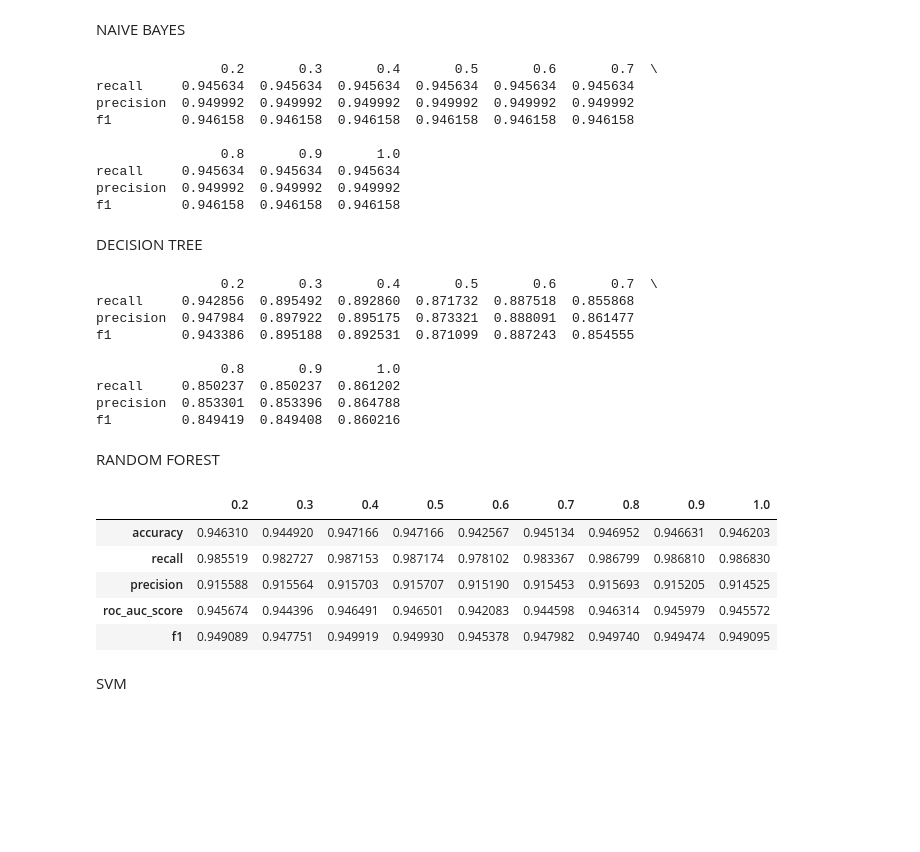
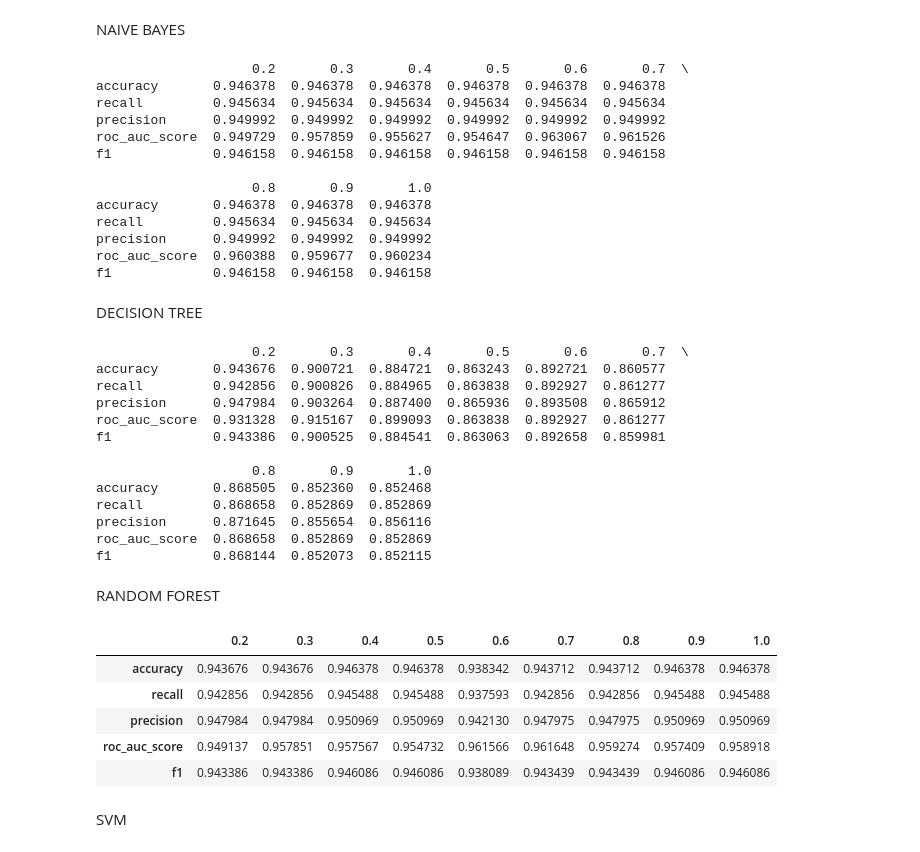
Before and after one commit to eldarst/Diploma, a Jupyter notebook: information_gain.ipynb, the cells around one changed output. Saved outputs shown, nothing was run; the diff lists cells and outputs as text; code cells hidden in the pictures; blank space fills up the shorter version.

```diff
--- a/information_gain.ipynb
+++ b/information_gain.ipynb
@@ -201,27 +201,18 @@ top_features
 from sklearn.model_selection import train_test_split
 from sklearn.metrics import accuracy_score, recall_score, roc_auc_score, precision_score, f1_score
 from sklearn.model_selection import cross_validate
-scoring = ['precision_macro', 'recall_macro', 'f1_macro']
+scoring = ['precision_macro', 'recall_macro', 'f1_macro', 'accuracy', 'roc_auc']
 
 
 def algorithms_by_information_gain(alg, X, y):
-    X_train, X_test, y_train, y_test = train_test_split(X, y, test_size=0.5, shuffle=True)
+    X_train, X_test, y_train, y_test = train_test_split(X, y, test_size=0.4, shuffle=True)
     clf = alg.fit(X_train, y_train)
 
-    y_pred = clf.predict(X_test)
     scores = cross_validate(clf, X, y, scoring=scoring)
 
-
-    # df = pd.DataFrame(data=[accuracy_score(y_test, y_pred), recall_score(y_test, y_pred),
-    #                 precision_score(y_test, y_pred), roc_auc_score(y_test, y_pred), f1_score(y_test, y_pred)],
-    #             index=["accuracy", "recall", "precision", "roc_auc_score", "f1"])
-    # df = pd.DataFrame(data=[scores['train_accuracy_macro'].mean(), scores['train_recall_macro'].mean(),
-    #                 scores['train_precision_macro'].mean(), scores['train_roc_auc_macro'].mean(), scores['train_f1_macro'].mean()],
-    #             index=["accuracy", "recall", "precision", "roc_auc_score", "f1"])
-
-    df = pd.DataFrame(data=[scores['test_recall_macro'].mean(),
-                    scores['test_precision_macro'].mean(), scores['test_f1_macro'].mean()],
-                index=["recall", "precision", "f1"])
+    df = pd.DataFrame(data=[scores['test_accuracy'].mean(), scores['test_recall_macro'].mean(),
+                    scores['test_precision_macro'].mean(), scores['test_roc_auc'].mean(), scores['test_f1_macro'].mean()],
+                index=["accuracy", "recall", "precision", "roc_auc_score", "f1"])
 
     return df
 # %%
@@ -239,15 +252,19 @@ for percent in top_features:
 algorithms['Naive Bayes'] = df_nb
 print(df_nb)
 # %% [output]
-                0.2       0.3       0.4       0.5       0.6       0.7  \
-recall     0.945634  0.945634  0.945634  0.945634  0.945634  0.945634
-precision  0.949992  0.949992  0.949992  0.949992  0.949992  0.949992
-f1         0.946158  0.946158  0.946158  0.946158  0.946158  0.946158
+                    0.2       0.3       0.4       0.5       0.6       0.7  \
+accuracy       0.946378  0.946378  0.946378  0.946378  0.946378  0.946378
+recall         0.945634  0.945634  0.945634  0.945634  0.945634  0.945634
+precision      0.949992  0.949992  0.949992  0.949992  0.949992  0.949992
+roc_auc_score  0.949729  0.957859  0.955627  0.954647  0.963067  0.961526
+f1             0.946158  0.946158  0.946158  0.946158  0.946158  0.946158
 
-                0.8       0.9       1.0
-recall     0.945634  0.945634  0.945634
-precision  0.949992  0.949992  0.949992
-f1         0.946158  0.946158  0.946158
+                    0.8       0.9       1.0
+accuracy       0.946378  0.946378  0.946378
+recall         0.945634  0.945634  0.945634
+precision      0.949992  0.949992  0.949992
+roc_auc_score  0.960388  0.959677  0.960234
+f1             0.946158  0.946158  0.946158
 # %% [markdown]
 DECISION TREE
 # %%
@@ -262,35 +279,39 @@ for percent in top_features:
 algorithms['Decision Tree'] = df_dt
 print(df_dt)
 # %% [output]
-                0.2       0.3       0.4       0.5       0.6       0.7  \
-recall     0.942856  0.895492  0.892860  0.871732  0.887518  0.855868
-precision  0.947984  0.897922  0.895175  0.873321  0.888091  0.861477
-f1         0.943386  0.895188  0.892531  0.871099  0.887243  0.854555
+                    0.2       0.3       0.4       0.5       0.6       0.7  \
+accuracy       0.943676  0.900721  0.884721  0.863243  0.892721  0.860577
+recall         0.942856  0.900826  0.884965  0.863838  0.892927  0.861277
+precision      0.947984  0.903264  0.887400  0.865936  0.893508  0.865912
+roc_auc_score  0.931328  0.915167  0.899093  0.863838  0.892927  0.861277
+f1             0.943386  0.900525  0.884541  0.863063  0.892658  0.859981
 
-                0.8       0.9       1.0
-recall     0.850237  0.850237  0.861202
-precision  0.853301  0.853396  0.864788
-f1         0.849419  0.849408  0.860216
+                    0.8       0.9       1.0
+accuracy       0.868505  0.852360  0.852468
+recall         0.868658  0.852869  0.852869
+precision      0.871645  0.855654  0.856116
+roc_auc_score  0.868658  0.852869  0.852869
+f1             0.868144  0.852073  0.852115
 # %% [markdown]
 RANDOM FOREST
 # %%
 from sklearn.ensemble import RandomForestClassifier
 
 clf = RandomForestClassifier(max_depth=2, random_state=0)
 
 df_rf = pd.DataFrame()
 for percent in top_features:
     features = top_features[percent]
-    df_rf[percent] = sum(algorithms_by_information_gain(clf, X[features], y, i) for i in range(50))/50
+    df_rf[percent] = algorithms_by_information_gain(clf, X[features], y)
 algorithms['Random Forest'] = df_rf
 df_rf
 # %% [output]
 |  | 0.2 | 0.3 | 0.4 | 0.5 | 0.6 | 0.7 | 0.8 | 0.9 | 1.0 |
-| accuracy | 0.946310 | 0.944920 | 0.947166 | 0.947166 | 0.942567 | 0.945134 | 0.946952 | 0.946631 | 0.946203 |
-| recall | 0.985519 | 0.982727 | 0.987153 | 0.987174 | 0.978102 | 0.983367 | 0.986799 | 0.986810 | 0.986830 |
-| precision | 0.915588 | 0.915564 | 0.915703 | 0.915707 | 0.915190 | 0.915453 | 0.915693 | 0.915205 | 0.914525 |
-| roc_auc_score | 0.945674 | 0.944396 | 0.946491 | 0.946501 | 0.942083 | 0.944598 | 0.946314 | 0.945979 | 0.945572 |
-| f1 | 0.949089 | 0.947751 | 0.949919 | 0.949930 | 0.945378 | 0.947982 | 0.949740 | 0.949474 | 0.949095 |
+| accuracy | 0.943676 | 0.943676 | 0.946378 | 0.946378 | 0.938342 | 0.943712 | 0.943712 | 0.946378 | 0.946378 |
+| recall | 0.942856 | 0.942856 | 0.945488 | 0.945488 | 0.937593 | 0.942856 | 0.942856 | 0.945488 | 0.945488 |
+| precision | 0.947984 | 0.947984 | 0.950969 | 0.950969 | 0.942130 | 0.947975 | 0.947975 | 0.950969 | 0.950969 |
+| roc_auc_score | 0.949137 | 0.957851 | 0.957567 | 0.954732 | 0.961566 | 0.961648 | 0.959274 | 0.957409 | 0.958918 |
+| f1 | 0.943386 | 0.943386 | 0.946086 | 0.946086 | 0.938089 | 0.943439 | 0.943439 | 0.946086 | 0.946086 |
 # %% [markdown]
 SVM
 # %%
```
Also changed, not shown: parts of 10 cells of this notebook, 1 other file.
